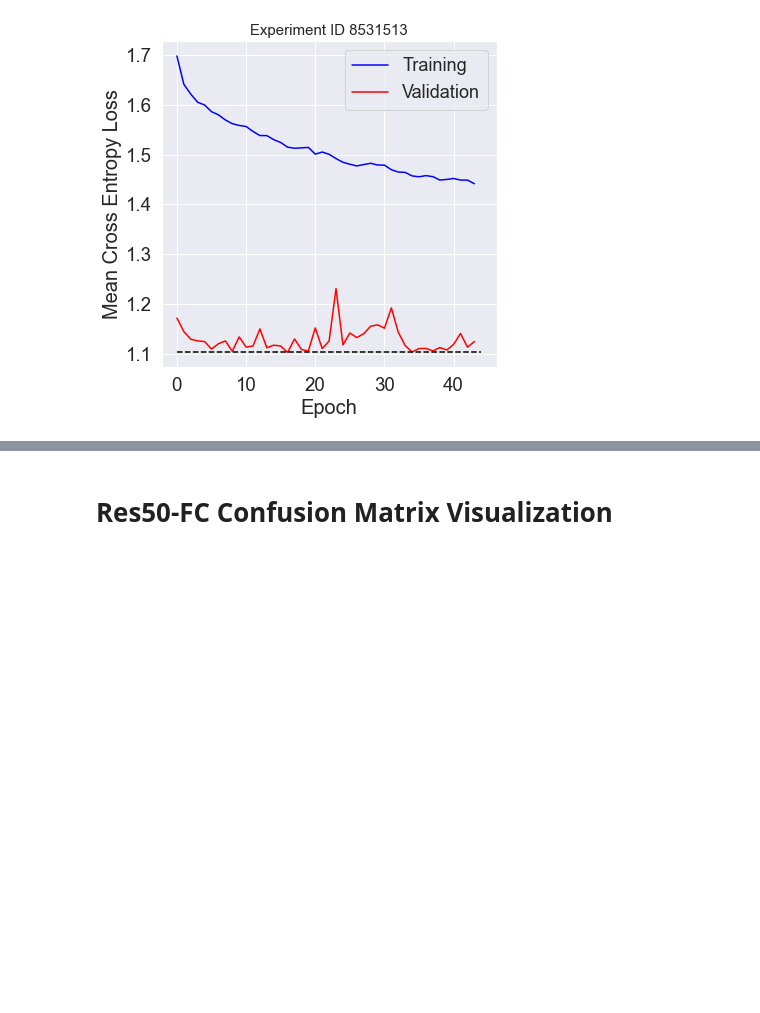
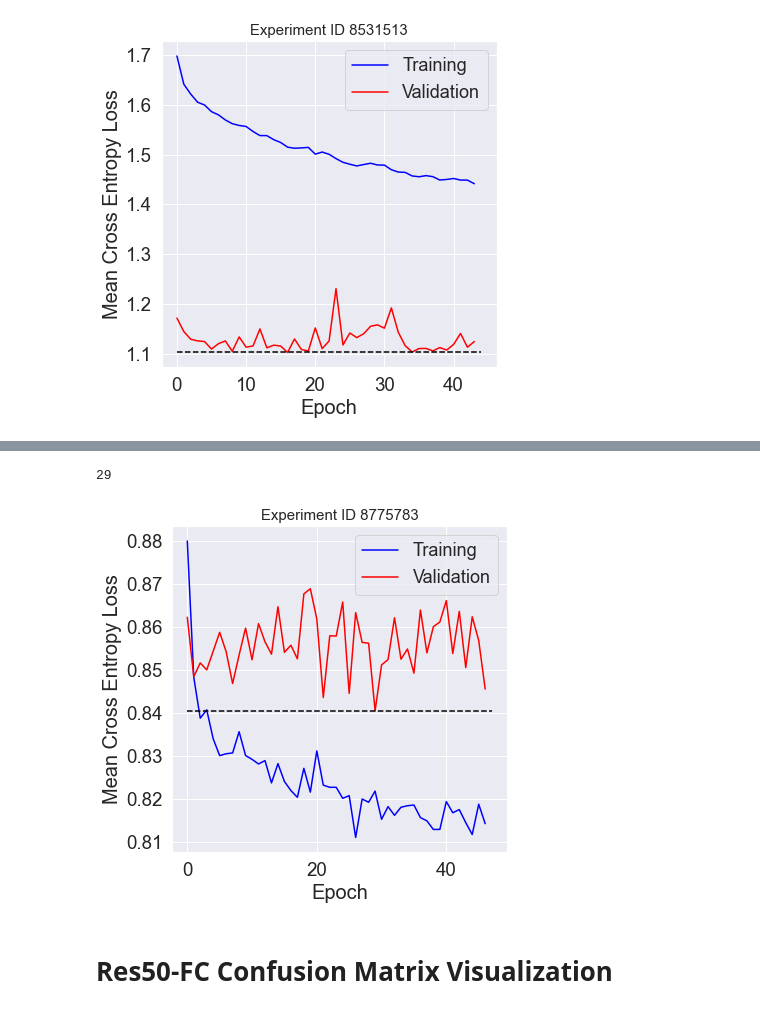
Before and after one commit to lin-bo/AutoLTS, a Jupyter notebook: visualization/res_visual.ipynb, the cells around one changed output, grey strips where cells are left out. Cells and saved outputs as stored; diff of their text form; code cells hidden in the pictures; blank space fills up the shorter version.

```diff
--- a/visualization/res_visual.ipynb
+++ b/visualization/res_visual.ipynb
@@ -61,3 +74,8 @@ check_loss('8777104')
+# %%
+check_loss('8775783')
+# %% [output]
+29
+[figure, added]
 # %% [markdown]
 # Res50-FC Confusion Matrix Visualization
 # %%
```
Also changed, not shown: parts of 22 cells of this notebook, 5 other files.
